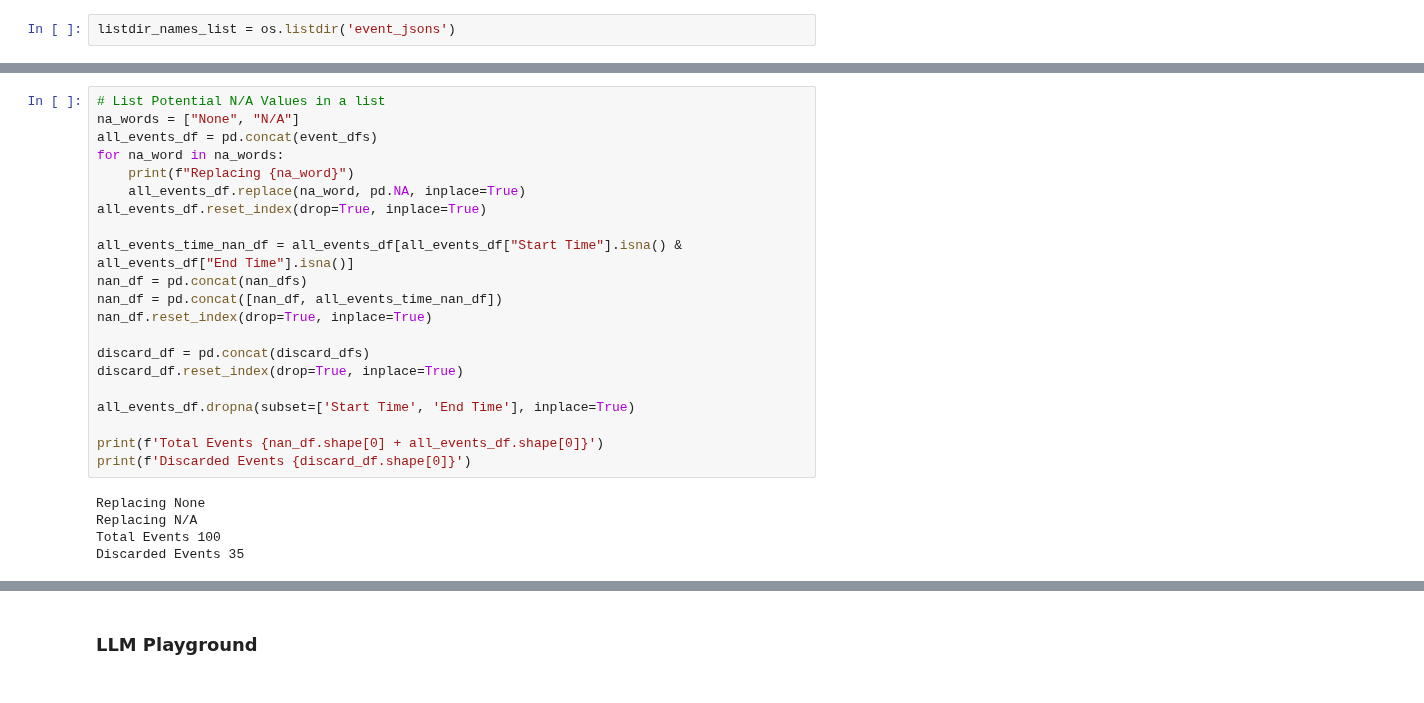
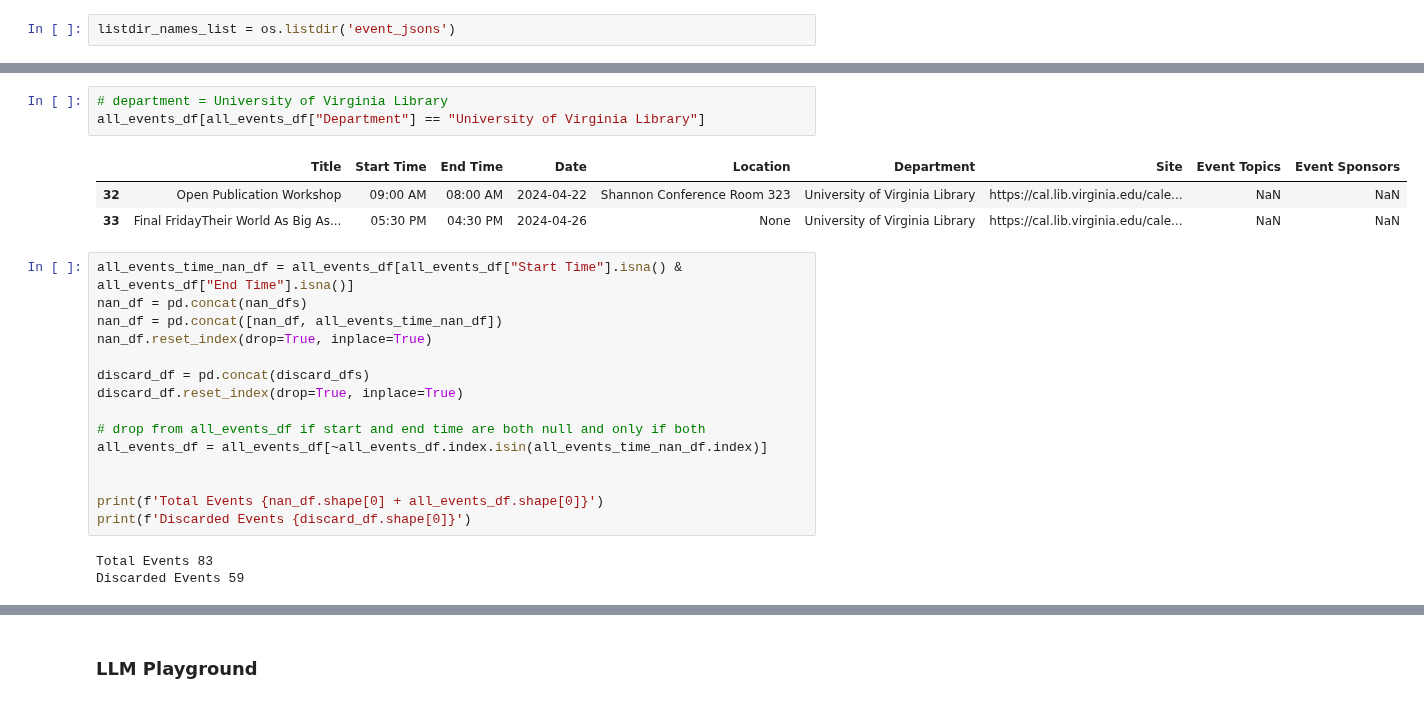
Before and after one commit to alzox/html2ai2json, a Jupyter notebook: pipeline_development.ipynb, the cells around one changed output, grey strips where cells are left out. Saved outputs shown, nothing was run; the diff lists cells and outputs as text.

```diff
--- a/pipeline_development.ipynb
+++ b/pipeline_development.ipynb
@@ -450,12 +471,11 @@ for id, site_meta in enumerate(site_dict):
+# %%
+# department = University of Virginia Library
+all_events_df[all_events_df["Department"] == "University of Virginia Library"]
+# %% [output]
+|  | Title | Start Time | End Time | Date | Location | Department | Site | Event Topics | Event Sponsors |
+| 32 | Open Publication Workshop | 09:00 AM | 08:00 AM | 2024-04-22 | Shannon Conference Room 323 | University of Virginia Library | https://cal.lib.virginia.edu/cale... | NaN | NaN |
+| 33 | Final FridayTheir World As Big As... | 05:30 PM | 04:30 PM | 2024-04-26 | None | University of Virginia Library | https://cal.lib.virginia.edu/cale... | NaN | NaN |
 # %%
-# List Potential N/A Values in a list
-na_words = ["None", "N/A"]
-all_events_df = pd.concat(event_dfs)
-for na_word in na_words:
-    print(f"Replacing {na_word}")
-    all_events_df.replace(na_word, pd.NA, inplace=True)
-all_events_df.reset_index(drop=True, inplace=True)
-
 all_events_time_nan_df = all_events_df[all_events_df["Start Time"].isna() & all_events_df["End Time"].isna()]
 nan_df = pd.concat(nan_dfs)
 nan_df = pd.concat([nan_df, all_events_time_nan_df])
@@ -464,15 +484,15 @@ nan_df.reset_index(drop=True, inplace=True)
 discard_df = pd.concat(discard_dfs)
 discard_df.reset_index(drop=True, inplace=True)
 
-all_events_df.dropna(subset=['Start Time', 'End Time'], inplace=True)
+# drop from all_events_df if start and end time are both null and only if both
+all_events_df = all_events_df[~all_events_df.index.isin(all_events_time_nan_df.index)]
+
 
 print(f'Total Events {nan_df.shape[0] + all_events_df.shape[0]}')
 print(f'Discarded Events {discard_df.shape[0]}')
 # %% [output]
-Replacing None
-Replacing N/A
-Total Events 100
-Discarded Events 35
+Total Events 83
+Discarded Events 59
 # %%
 missing_end_time_rows = all_events_df["End Time"].isna()
 new_end_time_values = all_events_df.loc[missing_end_time_rows, "Start Time"] - datetime.timedelta(hours=1)
```
Also changed, not shown: parts of 9 cells of this notebook, 3 other files.
